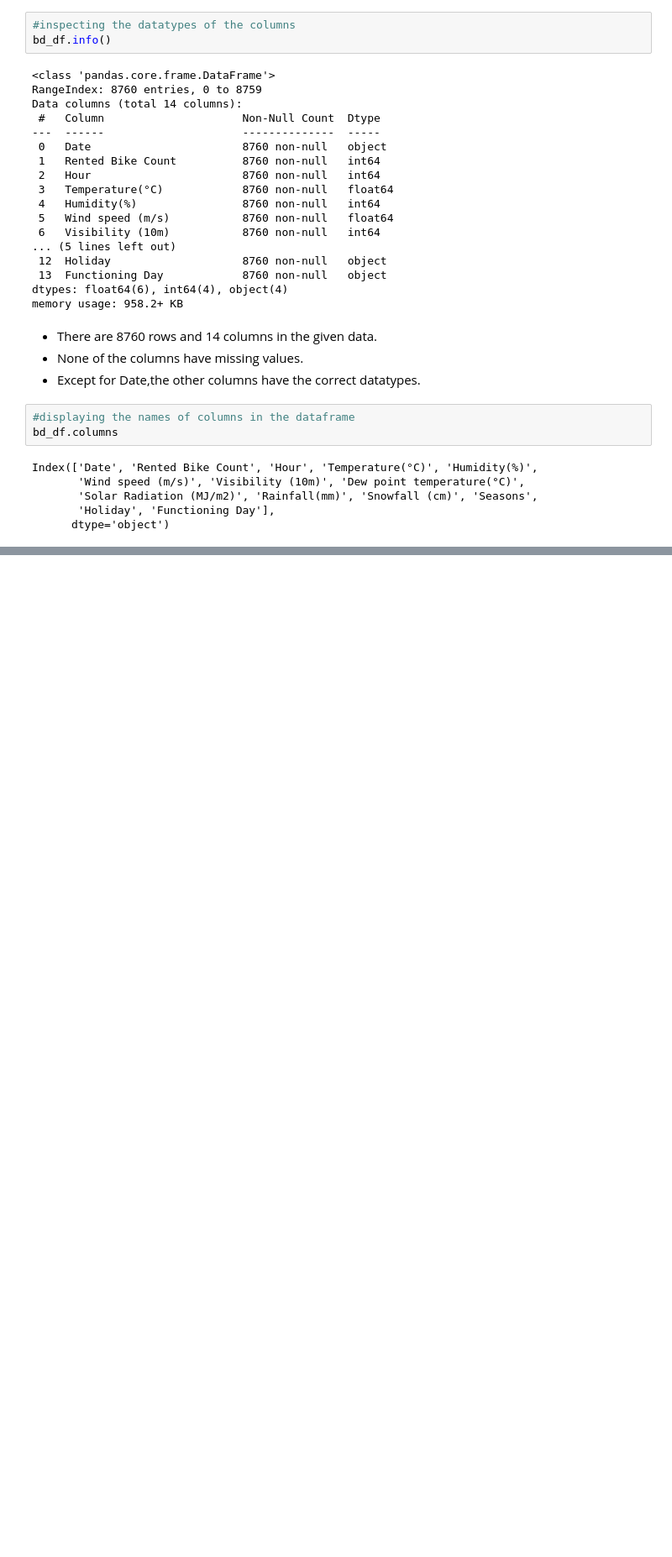
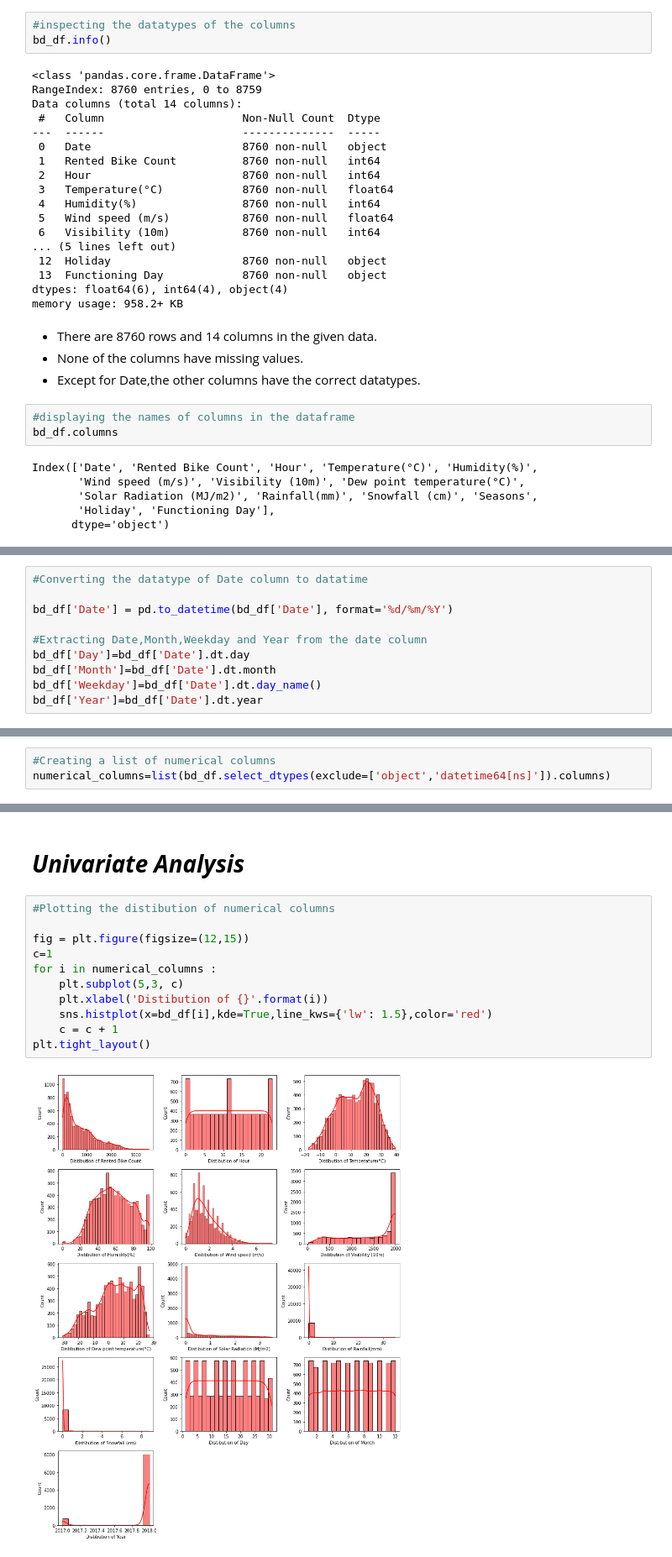
Before and after one commit to RadhikaRM/BikeShareDemandprediction, a Jupyter notebook: Bike_Sharing_Prediction.ipynb, the cells around one changed output, grey strips where cells are left out. Shown at 84% size. Saved outputs shown, nothing was run; the diff lists cells and outputs as text; blank space fills up the shorter version.

```diff
--- a/Bike_Sharing_Prediction.ipynb
+++ b/Bike_Sharing_Prediction.ipynb
@@ -93,0 +137,10 @@ Index(['Date', 'Rented Bike Count', 'Hour', 'Temperature(°C)', 'Humidity(%)',
+# %%
+#Converting the datatype of Date column to datatime
+
+bd_df['Date'] = pd.to_datetime(bd_df['Date'], format='%d/%m/%Y')
+
+#Extracting Date,Month,Weekday and Year from the date column
+bd_df['Day']=bd_df['Date'].dt.day
+bd_df['Month']=bd_df['Date'].dt.month
+bd_df['Weekday']=bd_df['Date'].dt.day_name()
+bd_df['Year']=bd_df['Date'].dt.year
@@ -93,0 +158,3 @@ Index(['Date', 'Rented Bike Count', 'Hour', 'Temperature(°C)', 'Humidity(%)',
+# %%
+#Creating a list of numerical columns
+numerical_columns=list(bd_df.select_dtypes(exclude=['object','datetime64[ns]']).columns)
@@ -93,0 +165,15 @@ Index(['Date', 'Rented Bike Count', 'Hour', 'Temperature(°C)', 'Humidity(%)',
+# %% [markdown]
+# ***Univariate Analysis***
+# %%
+#Plotting the distibution of numerical columns
+
+fig = plt.figure(figsize=(12,15))
+c=1
+for i in numerical_columns :
+    plt.subplot(5,3, c)
+    plt.xlabel('Distibution of {}'.format(i))
+    sns.histplot(x=bd_df[i],kde=True,line_kws={'lw': 1.5},color='red')
+    c = c + 1
+plt.tight_layout()
+# %% [output]
+[figure, added]
```
Also changed, not shown: parts of 9 cells of this notebook.
